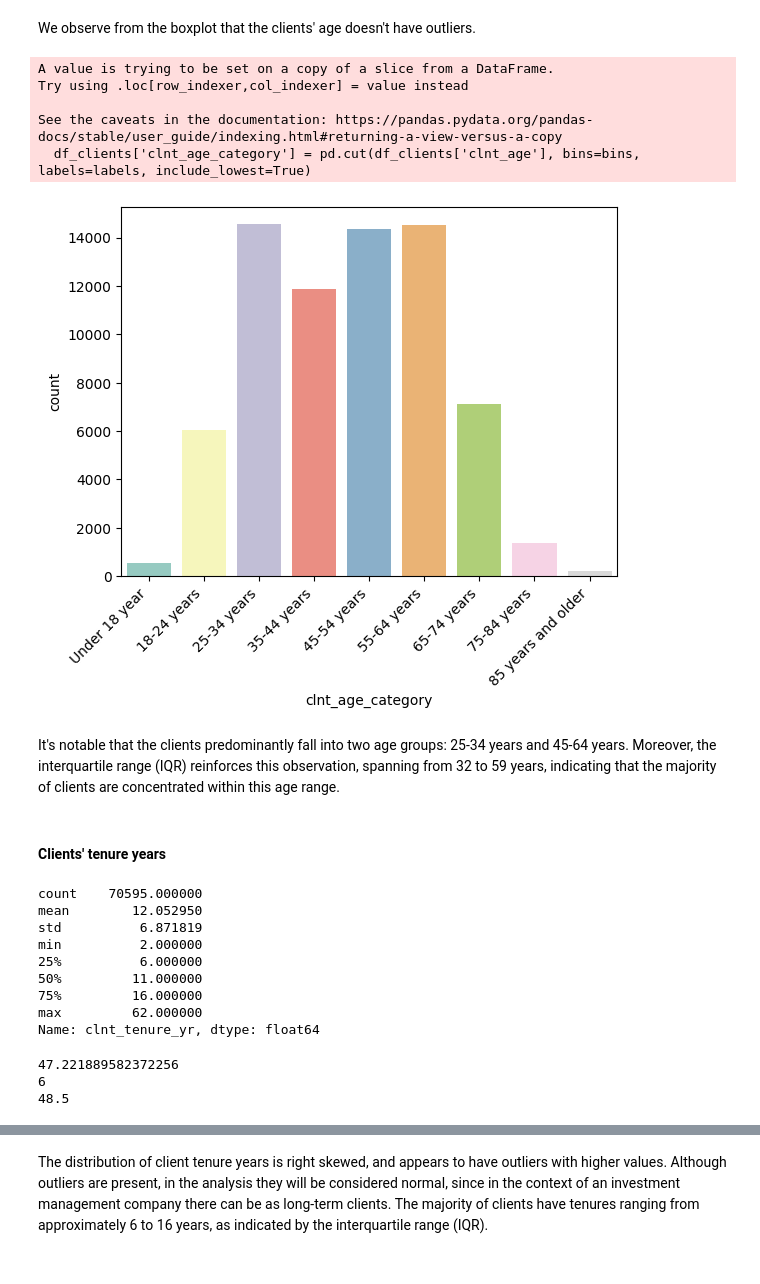
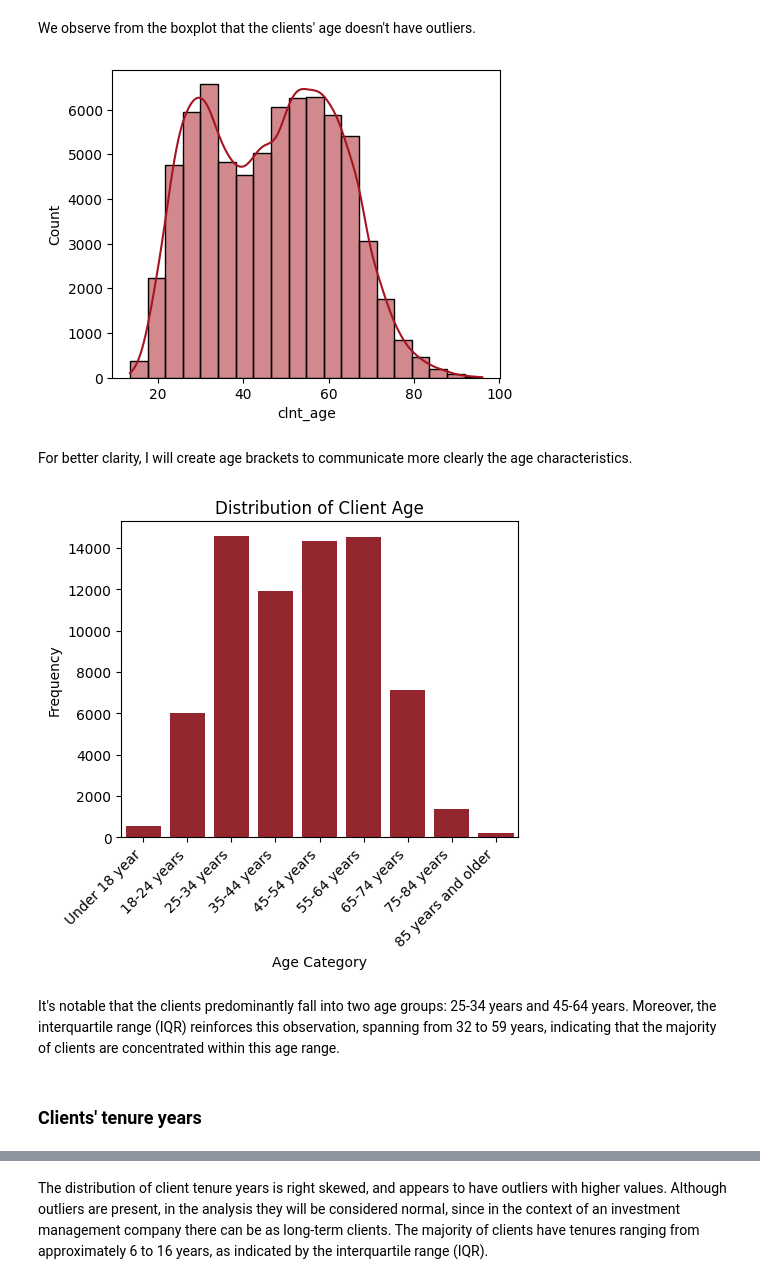
Before and after one commit to dimitsagk/AB_Testing_Analysis, a Jupyter notebook: notebooks/Project_01_Initial_Exploration.ipynb, the cells around one changed output, grey strips where cells are left out. Drawn from its saved outputs; the diff is of its cells as text; code cells hidden in the pictures.

```diff
--- a/notebooks/Project_01_Initial_Exploration.ipynb
+++ b/notebooks/Project_01_Initial_Exploration.ipynb
@@ -381,46 +163,38 @@ sns.boxplot(data=df_clients['clnt_age'], color='limegreen')
 # %% [markdown]
 We observe from the boxplot that the clients' age doesn't have outliers.
+# %%
+# Histogram with client's age
+plt.figure(figsize=(5, 4))
+sns.histplot(df_clients['clnt_age'], kde=True, bins=20, color='#A5141F')
+plt.show()
+# %% [output]
+[figure, added]
+# %% [markdown]
+For better clarity, I will create age brackets to communicate more clearly the age characteristics.
 # %%
-# I want to check the above with some age brackets
+# Creating age brackets
 bins = [0, 18.0, 25.0, 35.0, 45.0, 55.0, 65.0 , 75.0, 85.0, df_clients['clnt_age'].max()]
 labels = ['Under 18 year', '18-24 years', '25-34 years', '35-44 years', '45-54 years',
           '55-64 years', '65-74 years', '75-84 years', '85 years and older']
 
 df_clients['clnt_age_category'] = pd.cut(df_clients['clnt_age'], bins=bins, labels=labels, include_lowest=True)
-
-
-# Making a seaborn countplot
-sns.countplot(data=df_clients, x='clnt_age_category', palette='Set3', hue='clnt_age_category', legend=False)
-plt.xticks(rotation=45, ha='right')
-plt.show()
-# %% [output]
-A value is trying to be set on a copy of a slice from a DataFrame.
-Try using .loc[row_indexer,col_indexer] = value instead
-
-See the caveats in the documentation: https://pandas.pydata.org/pandas-docs/stable/user_guide/indexing.html#returning-a-view-versus-a-copy
-  df_clients['clnt_age_category'] = pd.cut(df_clients['clnt_age'], bins=bins, labels=labels, include_lowest=True)
-[figure, removed]
+# %%
+plt.figure(figsize=(5, 5))
+
+sns.countplot(data=df_clients, x='clnt_age_category', color='#A5141F', legend=False)
+plt.xticks(rotation=45, ha='right')
+plt.xlabel('Age Category')
+plt.ylabel('Frequency')
+plt.title('Distribution of Client Age')
+
+# Save plot as PNG
+plt.tight_layout()
+#plt.savefig('client_age_category.png')
+
+plt.show()
+# %% [output]
+[figure, added]
 # %% [markdown]
 It's notable that the clients predominantly fall into two age groups: 25-34 years and 45-64 years. Moreover, the interquartile range (IQR) reinforces this observation, spanning from 32 to 59 years, indicating that the majority of clients are concentrated within this age range.
 # %% [markdown]
-#### Clients' tenure years
+### Clients' tenure years
-# %%
-df_clients['clnt_tenure_yr'].describe()
-# %% [output]
-count    70595.000000
-mean        12.052950
-std          6.871819
-min          2.000000
-25%          6.000000
-50%         11.000000
-75%         16.000000
-max         62.000000
-Name: clnt_tenure_yr, dtype: float64
-# %%
-print(df_clients['clnt_tenure_yr'].var())
-print(df_clients['clnt_tenure_yr'].mode()[0])
-print(df_clients['clnt_tenure_yr'].max() - df_clients['clnt_age'].min()) # range
-# %% [output]
-47.221889582372256
-6
-48.5
```
Also changed, not shown: parts of 83 cells of this notebook.
